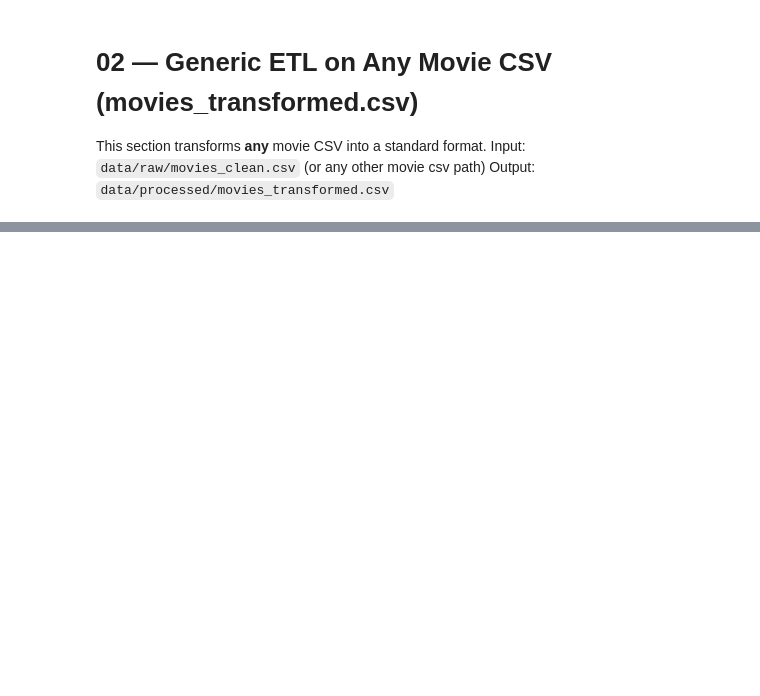
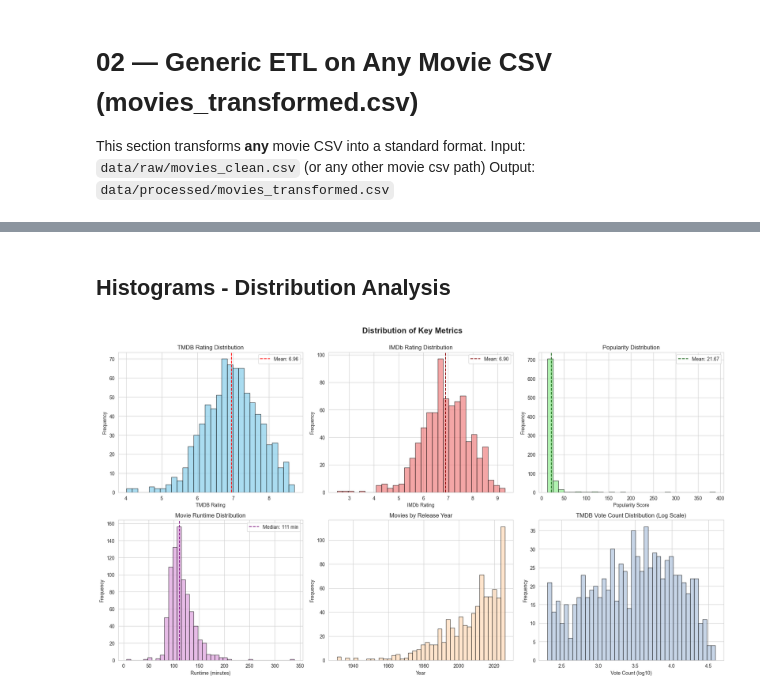
Before and after one commit to abiral-sujakhu/Movie_recom_Generic-ETL-pipeline, a Jupyter notebook: notebooks/modify1.ipynb, the cells around one changed output, grey strips where cells are left out. Drawn from its saved outputs; the diff is of its cells as text; code cells hidden in the pictures; blank space fills up the shorter version.

Commit message:
data visualize and report gen

```diff
--- a/notebooks/modify1.ipynb
+++ b/notebooks/modify1.ipynb
@@ -257,0 +262,15 @@ Saved processed dataset: data/processed/movies_transformed.csv | rows: 800
+# %%
+import matplotlib.pyplot as plt
+import seaborn as sns
+import numpy as np
+
+# Set style for better-looking plots
+sns.set_style("whitegrid")
+plt.rcParams['figure.figsize'] = (12, 6)
+plt.rcParams['font.size'] = 10
+
+# Load the transformed dataset
+viz_df = pd.read_csv(Path().resolve().parent / "data" / "processed" / "movies_transformed.csv")
+print(f"Dataset shape: {viz_df.shape}")
+print(f"\nColumns: {list(viz_df.columns)}")
+viz_df.head()
@@ -257,0 +331,52 @@ Saved processed dataset: data/processed/movies_transformed.csv | rows: 800
+# %% [markdown]
+## Histograms - Distribution Analysis
+# %%
+fig, axes = plt.subplots(2, 3, figsize=(18, 10))
+fig.suptitle('Distribution of Key Metrics', fontsize=16, fontweight='bold', y=1.00)
+
+# Rating distributions
+axes[0, 0].hist(viz_df['tmdb_rating'].dropna(), bins=30, color='skyblue', edgecolor='black', alpha=0.7)
+axes[0, 0].set_xlabel('TMDB Rating')
+axes[0, 0].set_ylabel('Frequency')
+axes[0, 0].set_title('TMDB Rating Distribution')
+axes[0, 0].axvline(viz_df['tmdb_rating'].mean(), color='red', linestyle='--', label=f"Mean: {viz_df['tmdb_rating'].mean():.2f}")
+axes[0, 0].legend()
+
+axes[0, 1].hist(viz_df['imdb_rating'].dropna(), bins=30, color='lightcoral', edgecolor='black', alpha=0.7)
+axes[0, 1].set_xlabel('IMDb Rating')
+axes[0, 1].set_ylabel('Frequency')
+axes[0, 1].set_title('IMDb Rating Distribution')
+axes[0, 1].axvline(viz_df['imdb_rating'].mean(), color='darkred', linestyle='--', label=f"Mean: {viz_df['imdb_rating'].mean():.2f}")
+axes[0, 1].legend()
+
+axes[0, 2].hist(viz_df['popularity'].dropna(), bins=30, color='lightgreen', edgecolor='black', alpha=0.7)
+axes[0, 2].set_xlabel('Popularity Score')
+axes[0, 2].set_ylabel('Frequency')
+axes[0, 2].set_title('Popularity Distribution')
+axes[0, 2].axvline(viz_df['popularity'].mean(), color='darkgreen', linestyle='--', label=f"Mean: {viz_df['popularity'].mean():.2f}")
+axes[0, 2].legend()
+
+# Runtime distribution
+axes[1, 0].hist(viz_df['runtime'].dropna(), bins=40, color='plum', edgecolor='black', alpha=0.7)
+axes[1, 0].set_xlabel('Runtime (minutes)')
+axes[1, 0].set_ylabel('Frequency')
+axes[1, 0].set_title('Movie Runtime Distribution')
+axes[1, 0].axvline(viz_df['runtime'].median(), color='purple', linestyle='--', label=f"Median: {viz_df['runtime'].median():.0f} min")
+axes[1, 0].legend()
+
+# Year distribution
+axes[1, 1].hist(viz_df['year'].dropna(), bins=40, color='peachpuff', edgecolor='black', alpha=0.7)
+axes[1, 1].set_xlabel('Year')
+axes[1, 1].set_ylabel('Frequency')
+axes[1, 1].set_title('Movies by Release Year')
+
+# Vote count distribution (log scale)
+axes[1, 2].hist(np.log10(viz_df['tmdb_vote_count'].dropna() + 1), bins=40, color='lightsteelblue', edgecolor='black', alpha=0.7)
+axes[1, 2].set_xlabel('Vote Count (log10)')
+axes[1, 2].set_ylabel('Frequency')
+axes[1, 2].set_title('TMDB Vote Count Distribution (Log Scale)')
+
+plt.tight_layout()
+plt.show()
+# %% [output]
+[figure, added]
```
Also changed, not shown: parts of 30 cells of this notebook, 3 other files.
